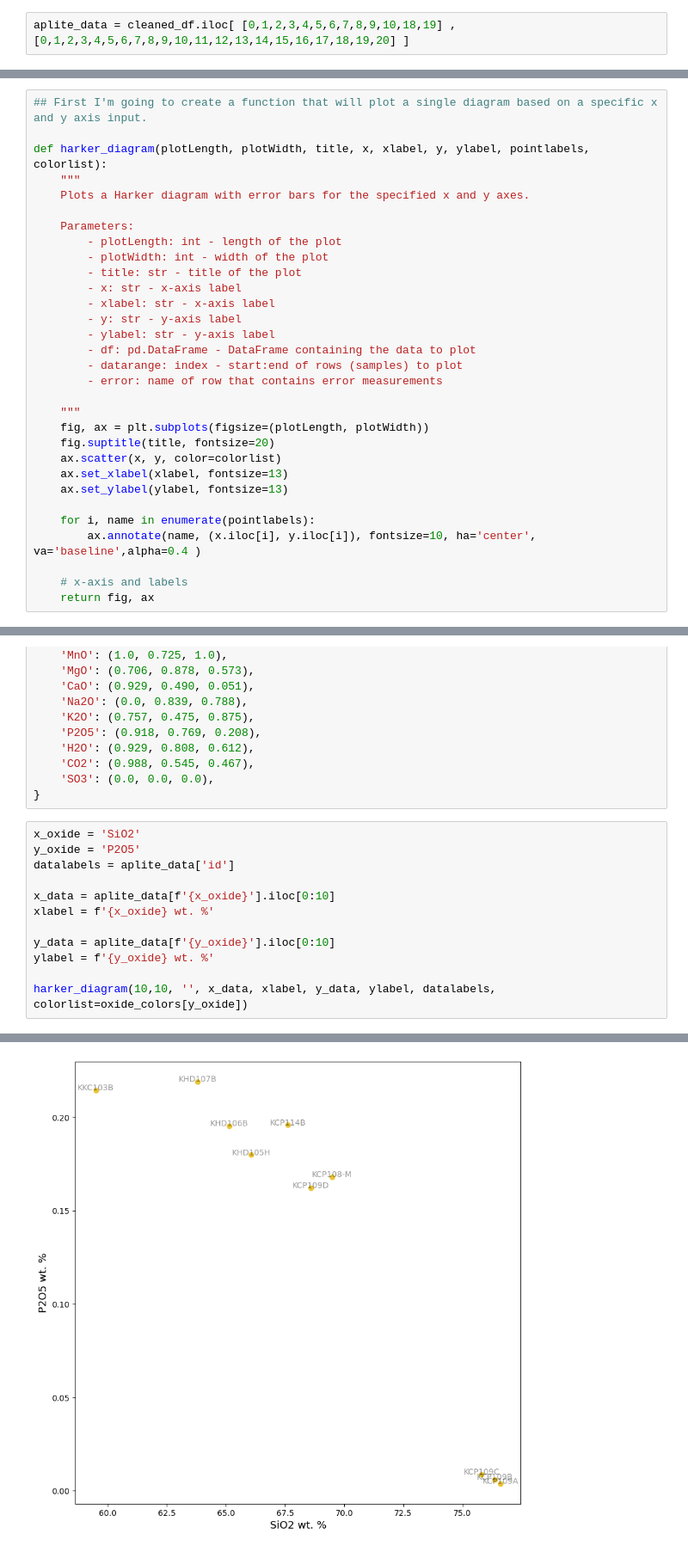
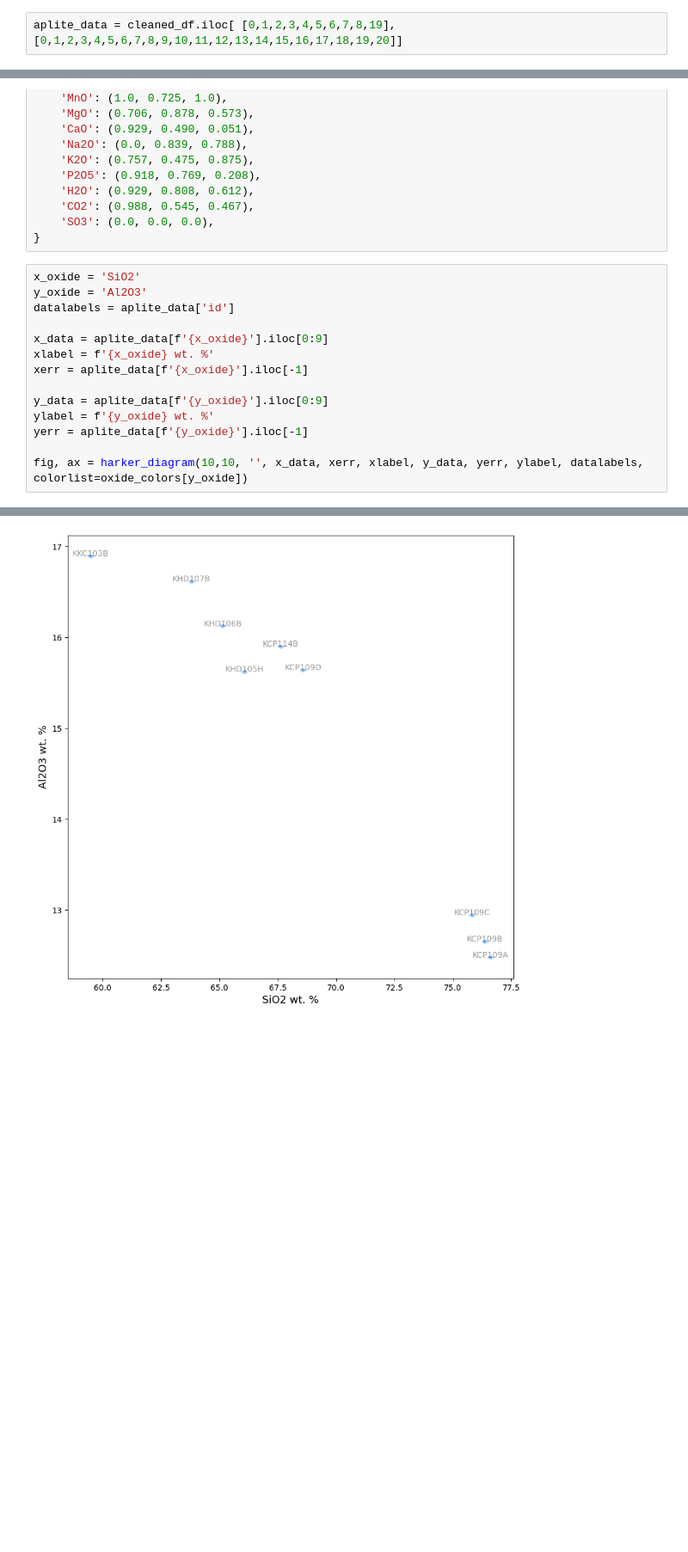
Before and after one commit to astromarb/sci-cluster, a Jupyter notebook: ActiveNotebooks/Protoyping.ipynb, the cells around one changed output, grey strips where cells are left out. Shown: that part at 86% size. Drawn from its saved outputs; the diff is of its cells as text; blank space fills up the shorter version.

```diff
--- a/ActiveNotebooks/Protoyping.ipynb
+++ b/ActiveNotebooks/Protoyping.ipynb
@@ -162,4 +96,4 @@ cleaned_df.insert(0, 'type', rawdata['Type'])
 # %%
 cleaned_df.insert(0, 'id', rawdata['Sample'])
 # %%
-aplite_data = cleaned_df.iloc[ [0,1,2,3,4,5,6,7,8,9,10,18,19] , [0,1,2,3,4,5,6,7,8,9,10,11,12,13,14,15,16,17,18,19,20] ]
+aplite_data = cleaned_df.iloc[ [0,1,2,3,4,5,6,7,8,19], [0,1,2,3,4,5,6,7,8,9,10,11,12,13,14,15,16,17,18,19,20]]
@@ -185,36 +116,5 @@ aplite_data
 # %% [markdown]
 #### Harker Diagram plotting
-# %%
-## First I'm going to create a function that will plot a single diagram based on a specific x and y axis input.
-
-def harker_diagram(plotLength, plotWidth, title, x, xlabel, y, ylabel, pointlabels, colorlist):
-    """
-    Plots a Harker diagram with error bars for the specified x and y axes.
-
-    Parameters:
-        - plotLength: int - length of the plot
-        - plotWidth: int - width of the plot
-        - title: str - title of the plot
-        - x: str - x-axis label
-        - xlabel: str - x-axis label
-        - y: str - y-axis label
-        - ylabel: str - y-axis label
-        - df: pd.DataFrame - DataFrame containing the data to plot
-        - datarange: index - start:end of rows (samples) to plot
-        - error: name of row that contains error measurements
-
-    """
-    fig, ax = plt.subplots(figsize=(plotLength, plotWidth))
-    fig.suptitle(title, fontsize=20)
-    ax.scatter(x, y, color=colorlist)
-    ax.set_xlabel(xlabel, fontsize=13)
-    ax.set_ylabel(ylabel, fontsize=13)
-
-    for i, name in enumerate(pointlabels):
-        ax.annotate(name, (x.iloc[i], y.iloc[i]), fontsize=10, ha='center', va='baseline',alpha=0.4 )
-
-    # x-axis and labels
-    return fig, ax
 # %%
 oxide_colors = {
     'SiO2': (0.321, 0.667, 0.369),
@@ -233,16 +133,18 @@ oxide_colors = {
 }
 # %%
 x_oxide = 'SiO2'
-y_oxide = 'P2O5'
+y_oxide = 'Al2O3'
 datalabels = aplite_data['id']
 
-x_data = aplite_data[f'{x_oxide}'].iloc[0:10]
+x_data = aplite_data[f'{x_oxide}'].iloc[0:9]
 xlabel = f'{x_oxide} wt. %'
+xerr = aplite_data[f'{x_oxide}'].iloc[-1]
 
-y_data = aplite_data[f'{y_oxide}'].iloc[0:10]
+y_data = aplite_data[f'{y_oxide}'].iloc[0:9]
 ylabel = f'{y_oxide} wt. %'
+yerr = aplite_data[f'{y_oxide}'].iloc[-1]
 
-harker_diagram(10,10, '', x_data, xlabel, y_data, ylabel, datalabels, colorlist=oxide_colors[y_oxide])
+fig, ax = harker_diagram(10,10, '', x_data, xerr, xlabel, y_data, yerr, ylabel, datalabels, colorlist=oxide_colors[y_oxide])
 # %% [output]
 IndexError: single positional indexer is out-of-bounds
-[figure, old version]
+[figure, new version]
```
Also changed, not shown: parts of 7 cells of this notebook, 2 other files.
